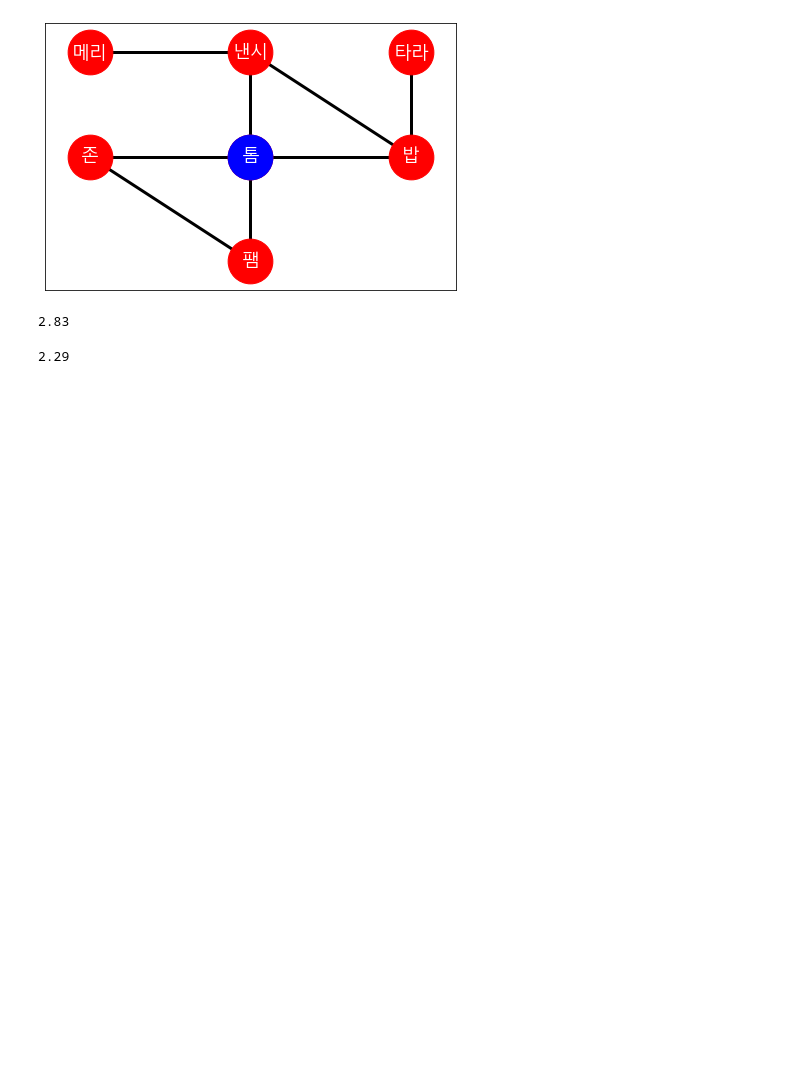
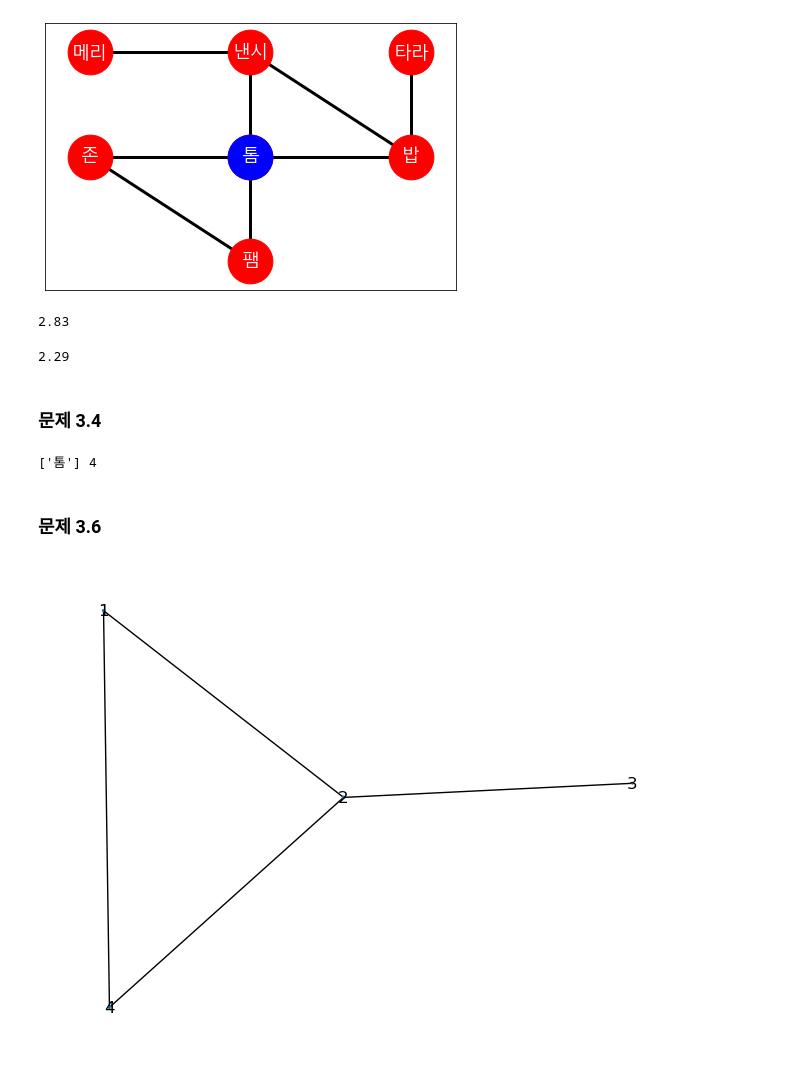
Before and after one commit to hr1588/network, a Jupyter notebook: 3장.ipynb, the cells around one changed output. Drawn from its saved outputs; the diff is of its cells as text; code cells hidden in the pictures; blank space fills up the shorter version.

```diff
--- a/3장.ipynb
+++ b/3장.ipynb
@@ -61,3 +62,32 @@ for i in range(len(list(nx.degree(a)))):
 round(np.mean(val),2)
 # %% [output]
 2.29
+# %% [markdown]
+### 문제 3.4
+# %%
+a_degree_max = np.max([a.degree(n) for n in a.nodes])
+
+sample = dict(nx.degree(a))
+ans = []
+
+for key, value in sample.items():
+    if value == a_degree_max :
+         ans.append(key)
+
+print(ans, a_degree_max)
+# %% [output]
+['톰'] 4
+# %% [markdown]
+### 문제 3.6
+# %%
+b = nx.Graph()
+
+b.add_edges_from([(1,2),
+                  (2,3),
+                  (1,4),
+                  (4,2)])
+size = [b.degree(n) for n in b.nodes]
+
+nx.draw(b, with_labels = True, node_size = size)
+# %% [output]
+[figure, added]
```
Also changed, not shown: parts of 7 cells of this notebook.
